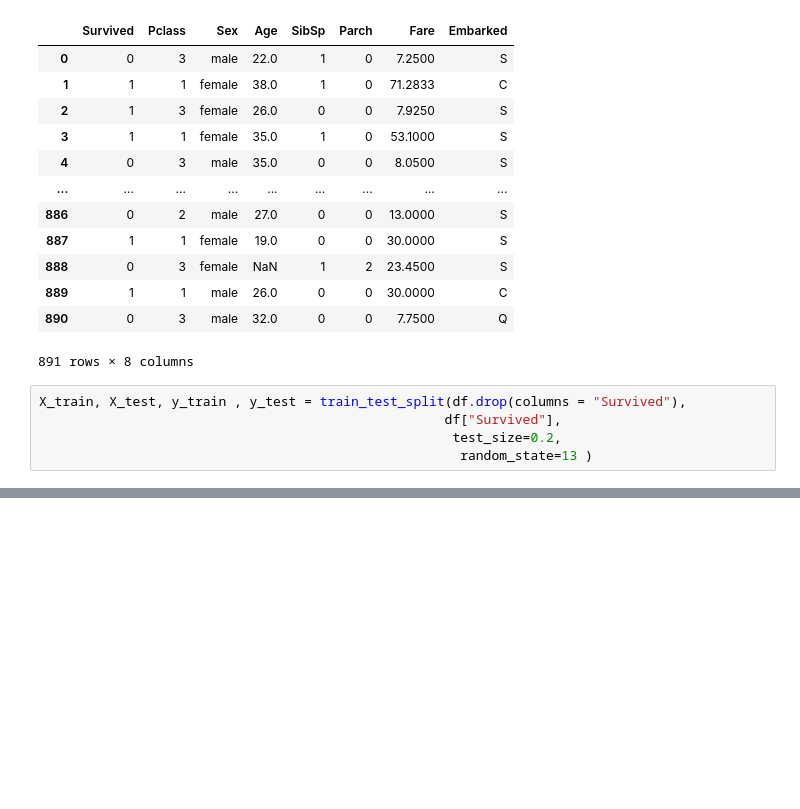
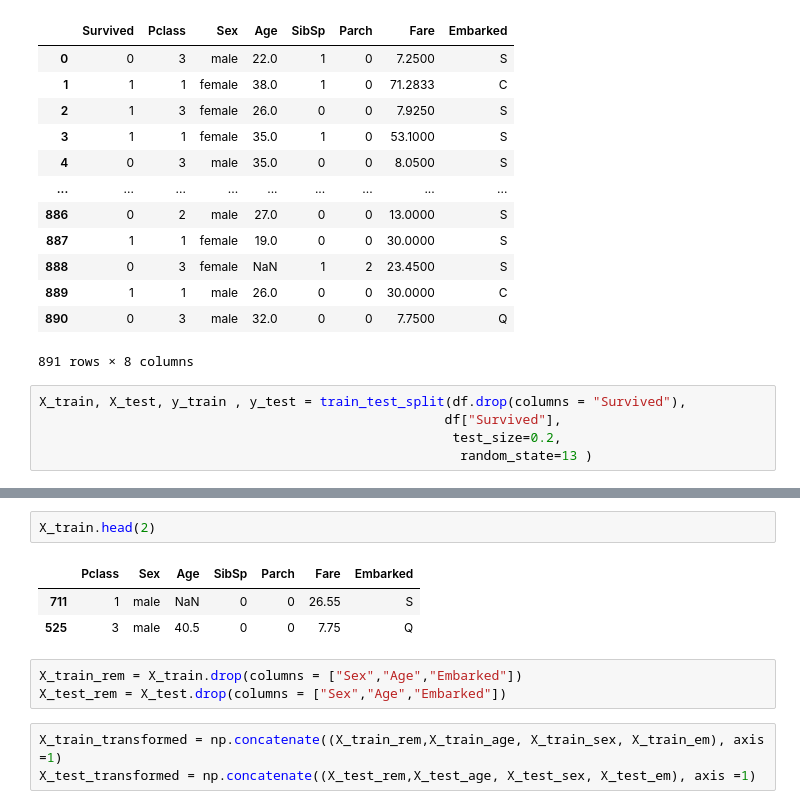
Before and after one commit to rohit-496/Machine-Learning, a Jupyter notebook: Pipelines/code.ipynb, the cells around one changed output, grey strips where cells are left out. Drawn from its saved outputs; the diff is of its cells as text; blank space fills up the shorter version.

```diff
--- a/Pipelines/code.ipynb
+++ b/Pipelines/code.ipynb
@@ -40,0 +113,12 @@ X_train, X_test, y_train , y_test = train_test_split(df.drop(columns = "Survived
+# %%
+X_train.head(2)
+# %% [output]
+|  | Pclass | Sex | Age | SibSp | Parch | Fare | Embarked |
+| 711 | 1 | male | NaN | 0 | 0 | 26.55 | S |
+| 525 | 3 | male | 40.5 | 0 | 0 | 7.75 | Q |
+# %%
+X_train_rem = X_train.drop(columns = ["Sex","Age","Embarked"])
+X_test_rem = X_test.drop(columns = ["Sex","Age","Embarked"])
+# %%
+X_train_transformed = np.concatenate((X_train_rem,X_train_age, X_train_sex, X_train_em), axis =1)
+X_test_transformed = np.concatenate((X_test_rem,X_test_age, X_test_sex, X_test_em), axis =1)
```
Also changed, not shown: parts of 13 cells of this notebook, 10 other files.
